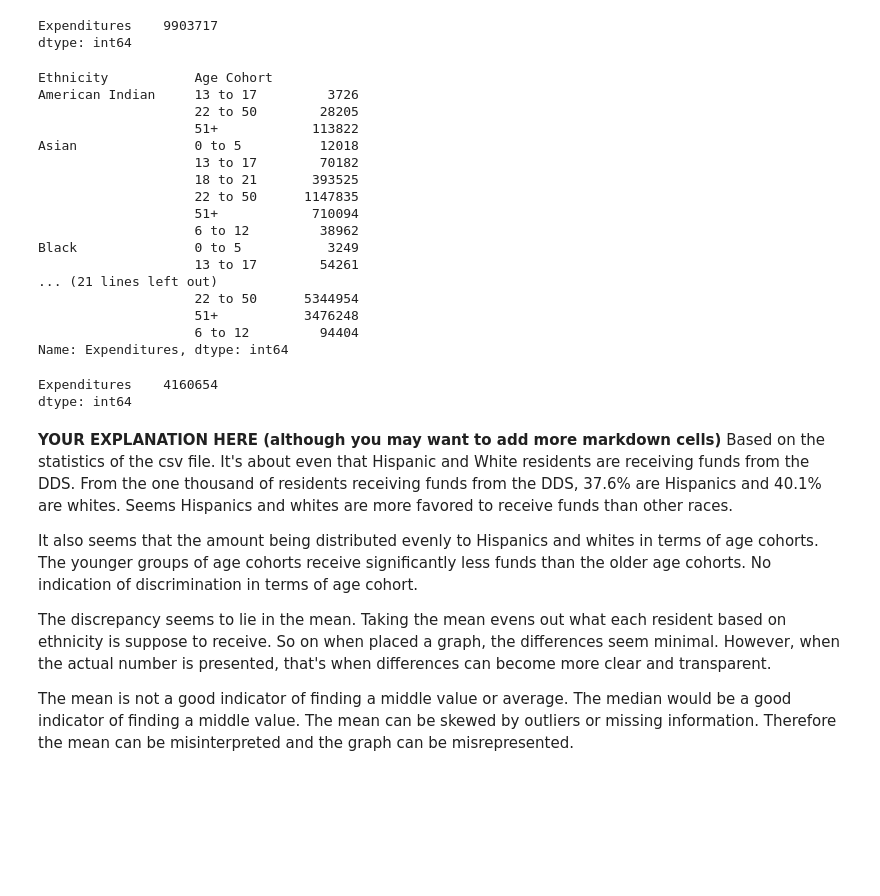
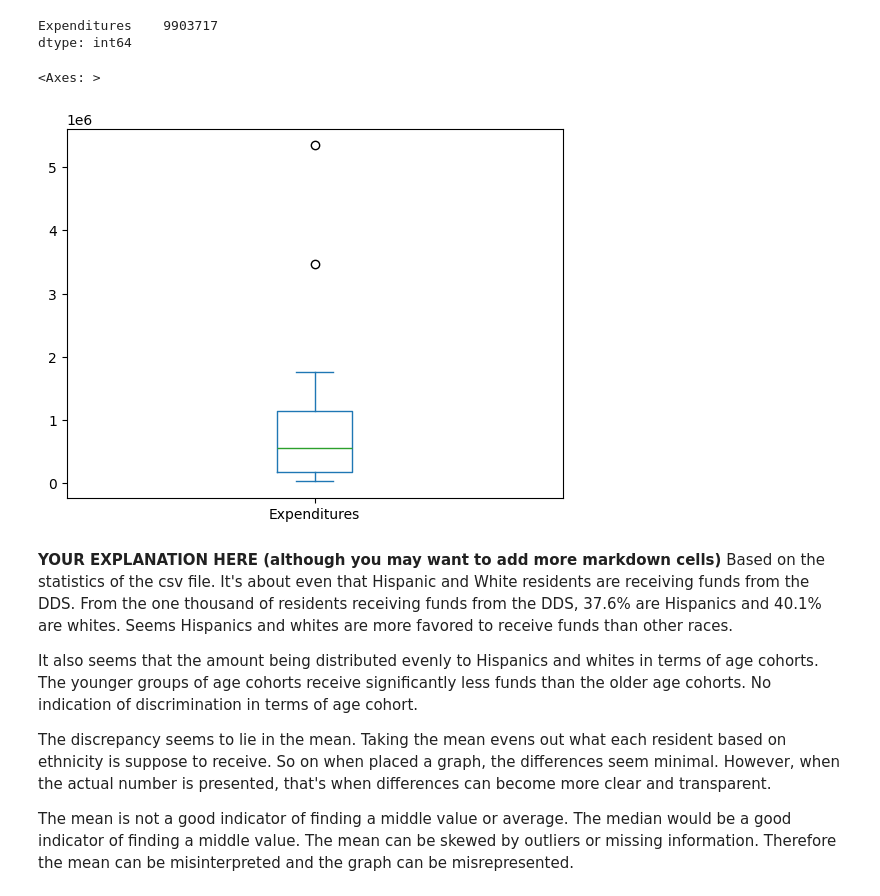
Before and after one commit to CC-Sev/Lab-2_w23, a Jupyter notebook: 2B. Evidence of Discrimination_.ipynb, the cells around one changed output. Drawn from its saved outputs; the diff is of its cells as text; code cells hidden in the pictures; blank space fills up the shorter version.

```diff
--- a/2B. Evidence of Discrimination_.ipynb
+++ b/2B. Evidence of Discrimination_.ipynb
@@ -198,30 +198,14 @@ df.loc[df['Ethnicity'] == 'White not Hispanic', ['Expenditures'].sum()
 Expenditures    9903717
 dtype: int64
 # %%
-df.groupby(['Ethnicity', 'Age Cohort'])['Expenditures'].sum()
+dea = df.groupby(['Ethnicity', 'Age Cohort'])['Expenditures'].sum()
-# %% [output]
-Ethnicity           Age Cohort
-American Indian     13 to 17         3726
-                    22 to 50        28205
-                    51+            113822
-Asian               0 to 5          12018
-                    13 to 17        70182
-                    18 to 21       393525
-                    22 to 50      1147835
-                    51+            710094
-                    6 to 12         38962
-Black               0 to 5           3249
-                    13 to 17        54261
-... (21 lines left out)
-                    22 to 50      5344954
-                    51+           3476248
-                    6 to 12         94404
-Name: Expenditures, dtype: int64
-# %%
-df.loc[df['Ethnicity'] == 'Hispanic', ['Expenditures']].sum()
-# %% [output]
-Expenditures    4160654
-dtype: int64
+# %%
+dea = dea[['Hispanic', 'White not Hispanic']]
+# %%
+dea.plot( kind = 'box' )
+# %% [output]
+<Axes: >
+[figure, added]
 # %% [markdown]
 **YOUR EXPLANATION HERE (although you may want to add more markdown cells)**
 Based on the statistics of the csv file. It's about even that Hispanic and White residents are receiving funds from the DDS. From the one thousand of residents receiving funds from the DDS, 37.6% are Hispanics and 40.1% are whites. Seems Hispanics and whites are more favored to receive funds than other races.
```
